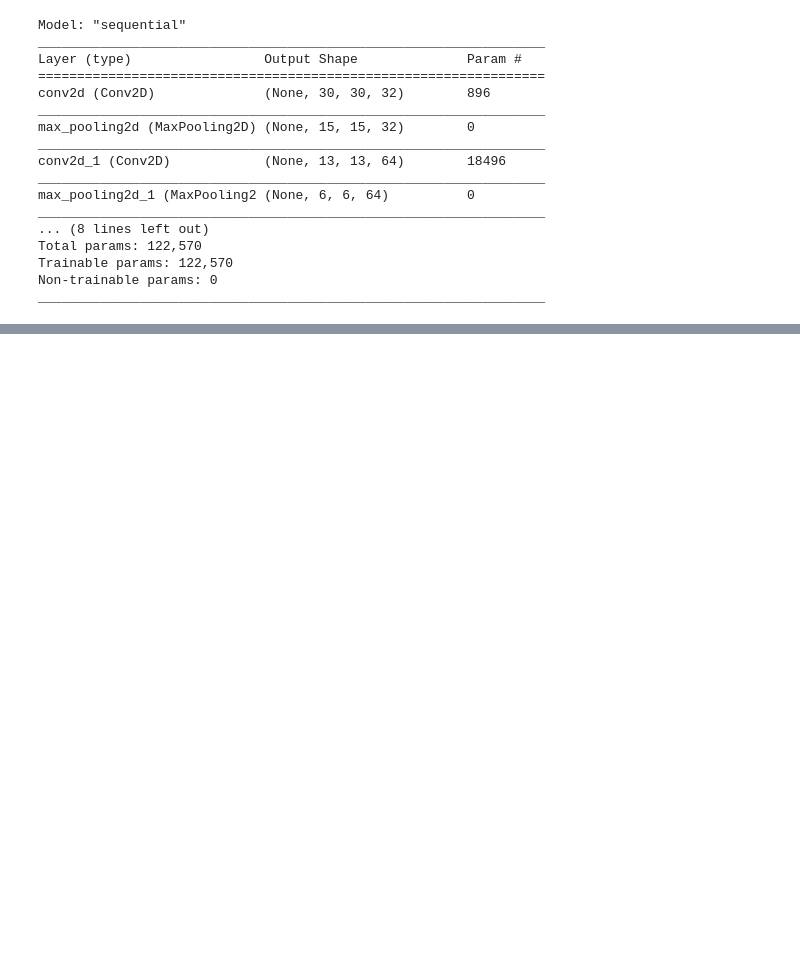
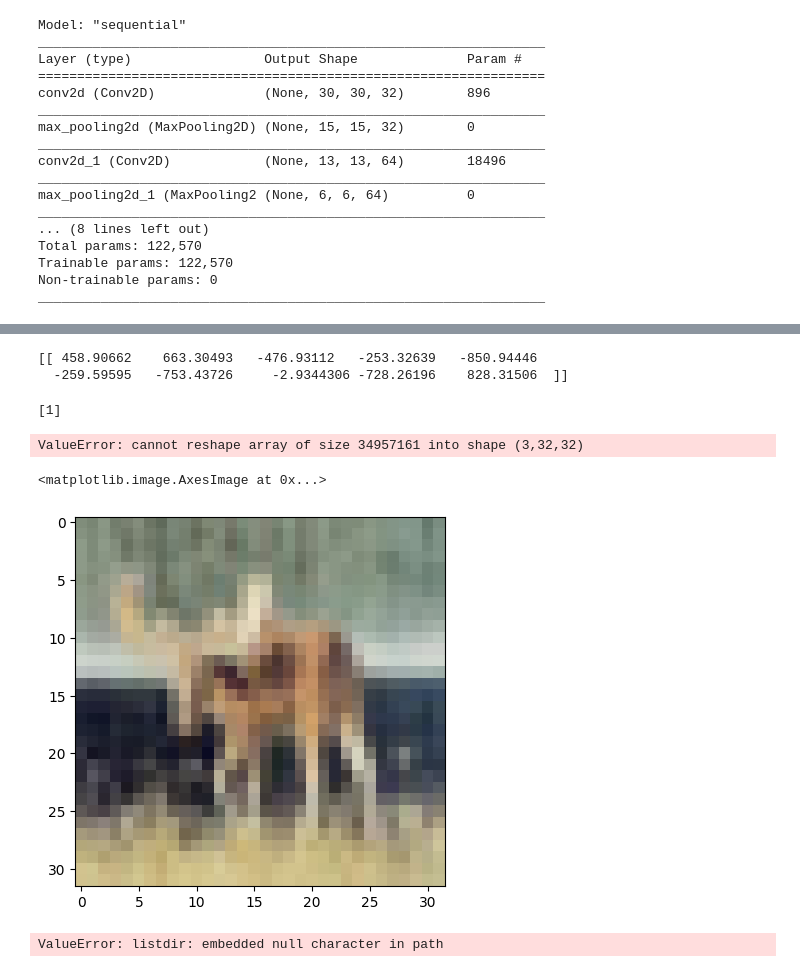
Before and after one commit to Abdullah-Mazhar-Arhamsoft/Machine-learning-practice, a Jupyter notebook: Object_Detection.ipynb, the cells around one changed output, grey strips where cells are left out. Cells and saved outputs as stored; diff of their text form; code cells hidden in the pictures; blank space fills up the shorter version.

```diff
--- a/Object_Detection.ipynb
+++ b/Object_Detection.ipynb
@@ -105,0 +160,5 @@ Epoch 10/10
+# %%
+print(output)
+# %% [output]
+[[ 458.90662    663.30493   -476.93112   -253.32639   -850.94446
+  -259.59595   -753.43726     -2.9344306 -728.26196    828.31506  ]]
@@ -105,0 +170,47 @@ Epoch 10/10
+# %%
+print(classes)
+# %% [output]
+[1]
+# %%
+img = cv2.imread('Truck-image.jpg')
+
+reshaped_image = img.reshape((-1,3,32,32))
+print(reshaped_image)
+
+# Convert into Numpy array
+samples_to_predict = np.array( reshaped_image)
+print(samples_to_predict.shape)
+
+# Generate predictions for samples
+predictions = model.predict(samples_to_predict)
+print(predictions)
+
+# Generate arg maxes for predictions
+classes = np.argmax(predictions, axis = 1)
+print(classes)
+# %% [output]
+ValueError: cannot reshape array of size 34957161 into shape (3,32,32)
+# %%
+
+plt.imshow(train_images[28])
+# %% [output]
+<matplotlib.image.AxesImage at 0x...>
+[figure, added]
+# %%
+from keras.preprocessing.image import ImageDataGenerator
+
+train_datagen = ImageDataGenerator(rescale=1./255)
+test_datagen = ImageDataGenerator(rescale=1./255)
+
+train_generator = train_datagen.flow_from_directory(
+    train_images,
+    # train_labels,
+    batch_size=20,
+    class_mode='binary')
+validation_generator = test_datagen.flow_from_directory(
+    test_images,
+    # test_labels,
+    batch_size=20,
+    class_mode='binary')
+# %% [output]
+ValueError: listdir: embedded null character in path
```
Also changed, not shown: parts of 13 cells of this notebook.
